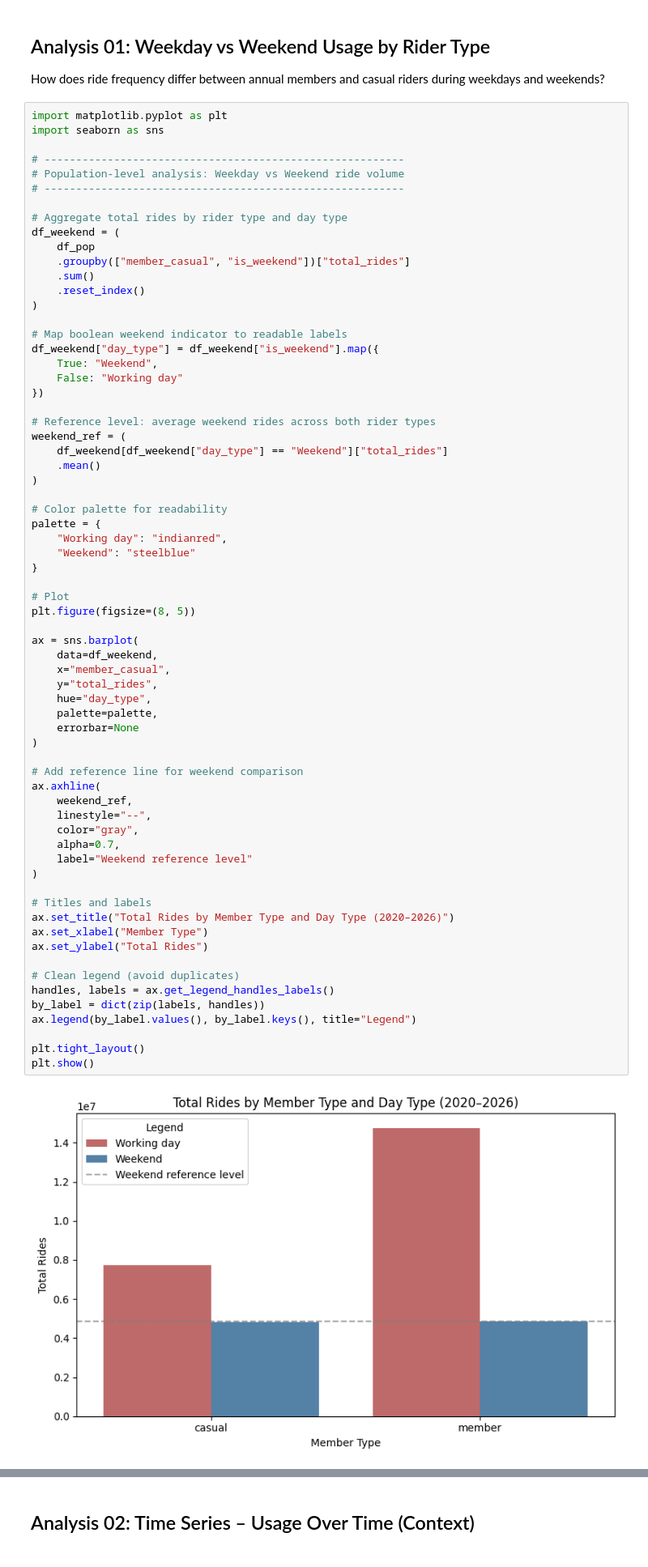
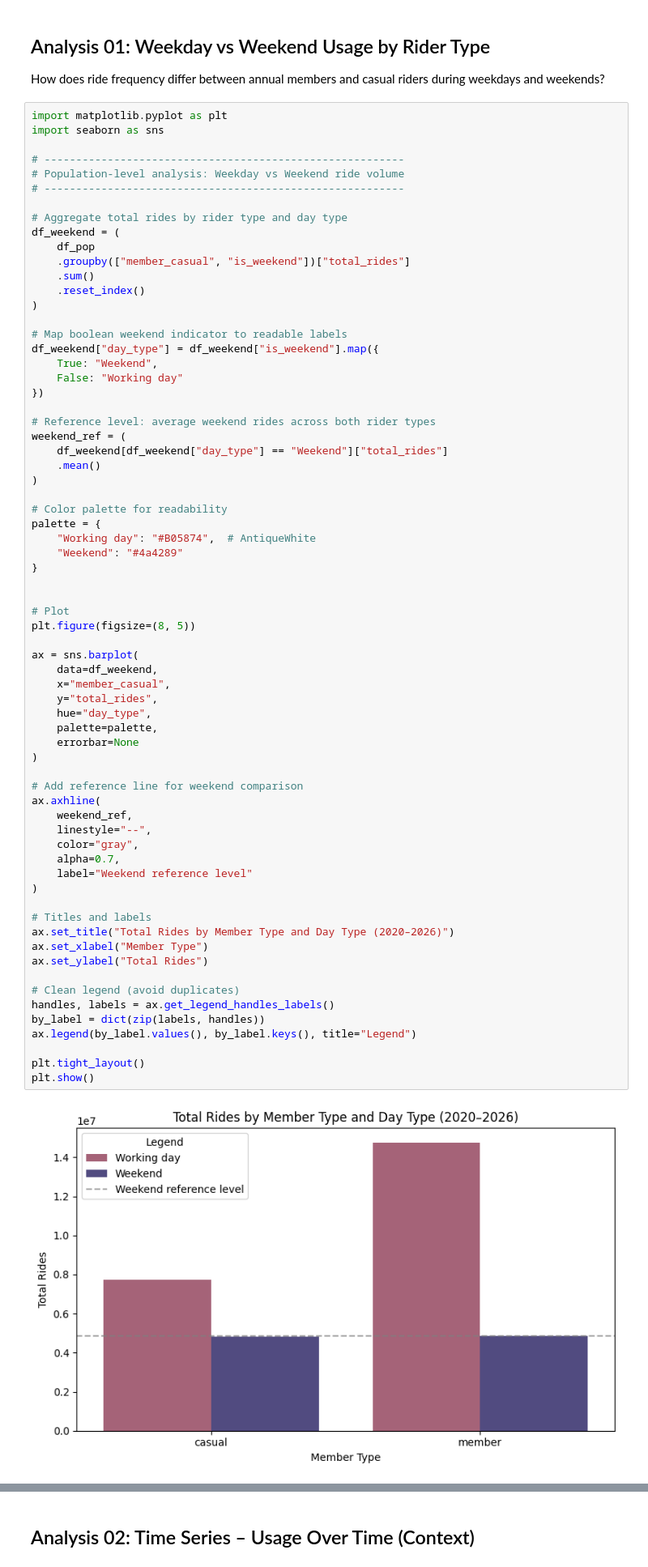
Before and after one commit to Knok98/Cyclistic-Training-Case-Study-Analysis, a Jupyter notebook: analyse.ipynb, the cells around one changed output, grey strips where cells are left out. Shown at 81% size. Cells and saved outputs as stored; diff of their text form.

```diff
--- a/analyse.ipynb
+++ b/analyse.ipynb
@@ -104,9 +104,10 @@ weekend_ref = (
 
 # Color palette for readability
 palette = {
-    "Working day": "indianred",
-    "Weekend": "steelblue"
+    "Working day": "#B05874",  # AntiqueWhite
+    "Weekend": "#4a4289"
 }
+
 
 # Plot
 plt.figure(figsize=(8, 5))
@@ -115,34 +116,34 @@ ax = sns.barplot(
     data=df_weekend,
     x="member_casual",
     y="total_rides",
     hue="day_type",
     palette=palette,
     errorbar=None
 )
 
 # Add reference line for weekend comparison
 ax.axhline(
     weekend_ref,
     linestyle="--",
     color="gray",
     alpha=0.7,
     label="Weekend reference level"
 )
 
 # Titles and labels
 ax.set_title("Total Rides by Member Type and Day Type (2020–2026)")
 ax.set_xlabel("Member Type")
 ax.set_ylabel("Total Rides")
 
 # Clean legend (avoid duplicates)
 handles, labels = ax.get_legend_handles_labels()
 by_label = dict(zip(labels, handles))
 ax.legend(by_label.values(), by_label.keys(), title="Legend")
 
 plt.tight_layout()
 plt.show()
 # %% [output]
-[figure, old version]
+[figure, new version]
 # %% [markdown]
 ### Insight
 
```
Also changed, not shown: parts of 3 cells of this notebook, 1 other file.
